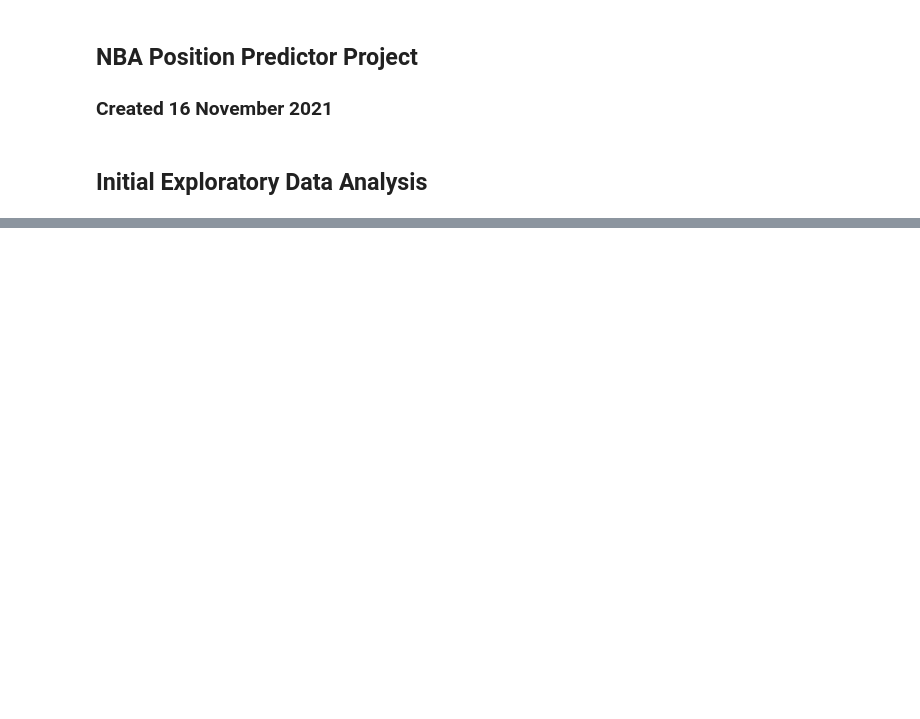
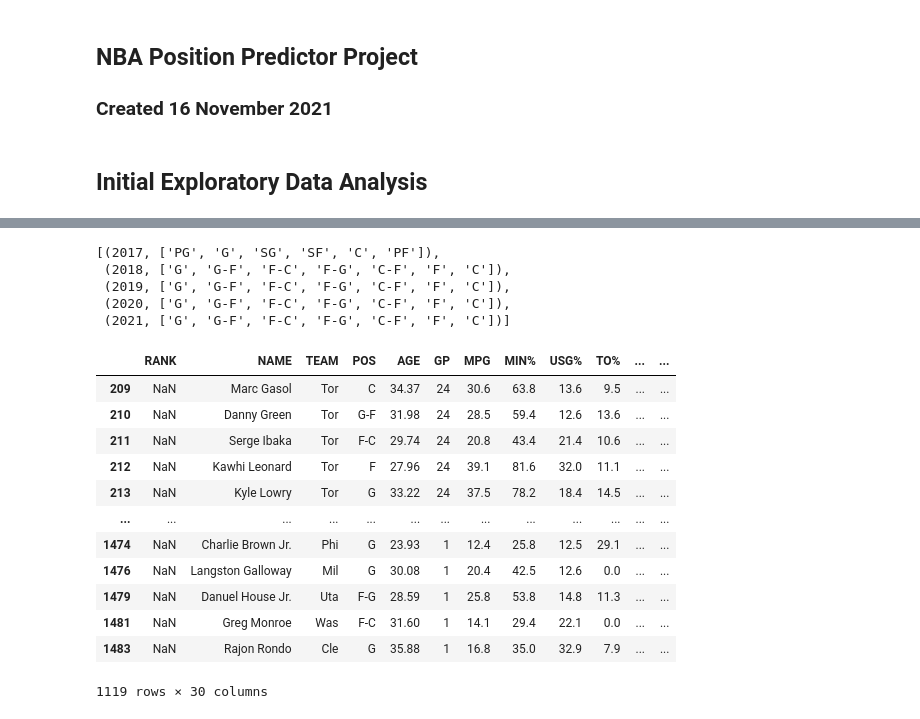
Before and after one commit to bonyejekwe/Basketball_Position_Predictor, a Jupyter notebook: Prediction_Model.ipynb, the cells around one changed output, grey strips where cells are left out. Cells and saved outputs as stored; diff of their text form; code cells hidden in the pictures; blank space fills up the shorter version.

```diff
--- a/Prediction_Model.ipynb
+++ b/Prediction_Model.ipynb
@@ -31,0 +34,26 @@ stats_df.describe()
+# %%
+#test
+[(i, list(set(stats_df[stats_df['Year'] == i]['POS']))) for i in range(2017, 2022)]
+# %% [output]
+[(2017, ['PG', 'G', 'SG', 'SF', 'C', 'PF']),
+ (2018, ['G', 'G-F', 'F-C', 'F-G', 'C-F', 'F', 'C']),
+ (2019, ['G', 'G-F', 'F-C', 'F-G', 'C-F', 'F', 'C']),
+ (2020, ['G', 'G-F', 'F-C', 'F-G', 'C-F', 'F', 'C']),
+ (2021, ['G', 'G-F', 'F-C', 'F-G', 'C-F', 'F', 'C'])]
+# %%
+stats_df = stats_df[stats_df['Year'] != 2017]
+stats_df
+# %% [output]
+|  | RANK | NAME | TEAM | POS | AGE | GP | MPG | MIN% | USG% | TO% | ... | ... |
+| 209 | NaN | Marc Gasol | Tor | C | 34.37 | 24 | 30.6 | 63.8 | 13.6 | 9.5 | ... | ... |
+| 210 | NaN | Danny Green | Tor | G-F | 31.98 | 24 | 28.5 | 59.4 | 12.6 | 13.6 | ... | ... |
+| 211 | NaN | Serge Ibaka | Tor | F-C | 29.74 | 24 | 20.8 | 43.4 | 21.4 | 10.6 | ... | ... |
+| 212 | NaN | Kawhi Leonard | Tor | F | 27.96 | 24 | 39.1 | 81.6 | 32.0 | 11.1 | ... | ... |
+| 213 | NaN | Kyle Lowry | Tor | G | 33.22 | 24 | 37.5 | 78.2 | 18.4 | 14.5 | ... | ... |
+| ... | ... | ... | ... | ... | ... | ... | ... | ... | ... | ... | ... | ... |
+| 1474 | NaN | Charlie Brown Jr. | Phi | G | 23.93 | 1 | 12.4 | 25.8 | 12.5 | 29.1 | ... | ... |
+| 1476 | NaN | Langston Galloway | Mil | G | 30.08 | 1 | 20.4 | 42.5 | 12.6 | 0.0 | ... | ... |
+| 1479 | NaN | Danuel House Jr. | Uta | F-G | 28.59 | 1 | 25.8 | 53.8 | 14.8 | 11.3 | ... | ... |
+| 1481 | NaN | Greg Monroe | Was | F-C | 31.60 | 1 | 14.1 | 29.4 | 22.1 | 0.0 | ... | ... |
+| 1483 | NaN | Rajon Rondo | Cle | G | 35.88 | 1 | 16.8 | 35.0 | 32.9 | 7.9 | ... | ... |
+1119 rows × 30 columns
```
Also changed, not shown: parts of 12 cells of this notebook.
